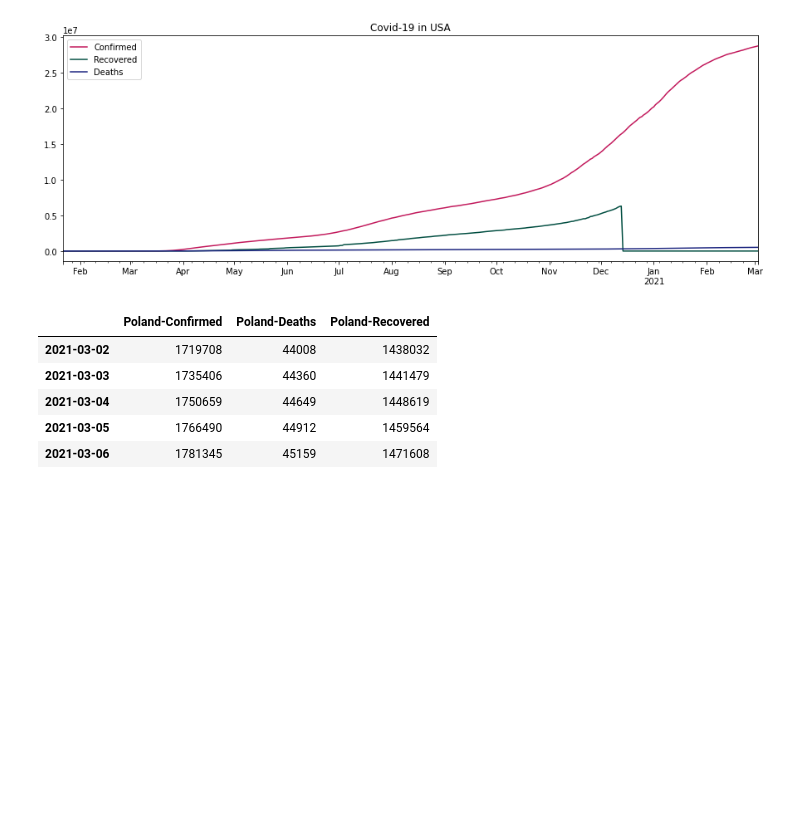
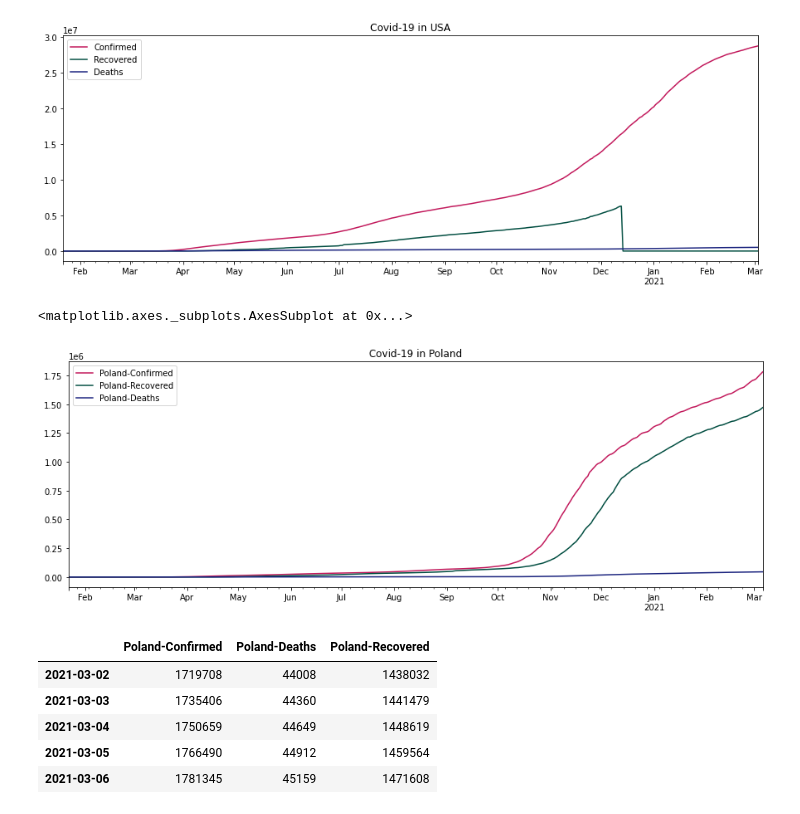
Before and after one commit to martakrusz/COVID-19, a Jupyter notebook: Covid_19_Charts.ipynb, the cells around one changed output. Cells and saved outputs as stored; diff of their text form; code cells hidden in the pictures; blank space fills up the shorter version.

```diff
--- a/Covid_19_Charts.ipynb
+++ b/Covid_19_Charts.ipynb
@@ -215,6 +210,12 @@ def get(country):
 # %%
 pl = get('Poland')
 us = get('US')
+# %%
+pl = get('Poland')
+pl.plot(figsize=(15,5), color=("#c2185b", "#004d40", "#1a237e"), title = 'Covid-19 in Poland')
+# %% [output]
+<matplotlib.axes._subplots.AxesSubplot at 0x...>
+[figure, added]
 # %%
 pl.tail(n=5)
 # %% [output]
```
Also changed, not shown: parts of 15 cells of this notebook.
